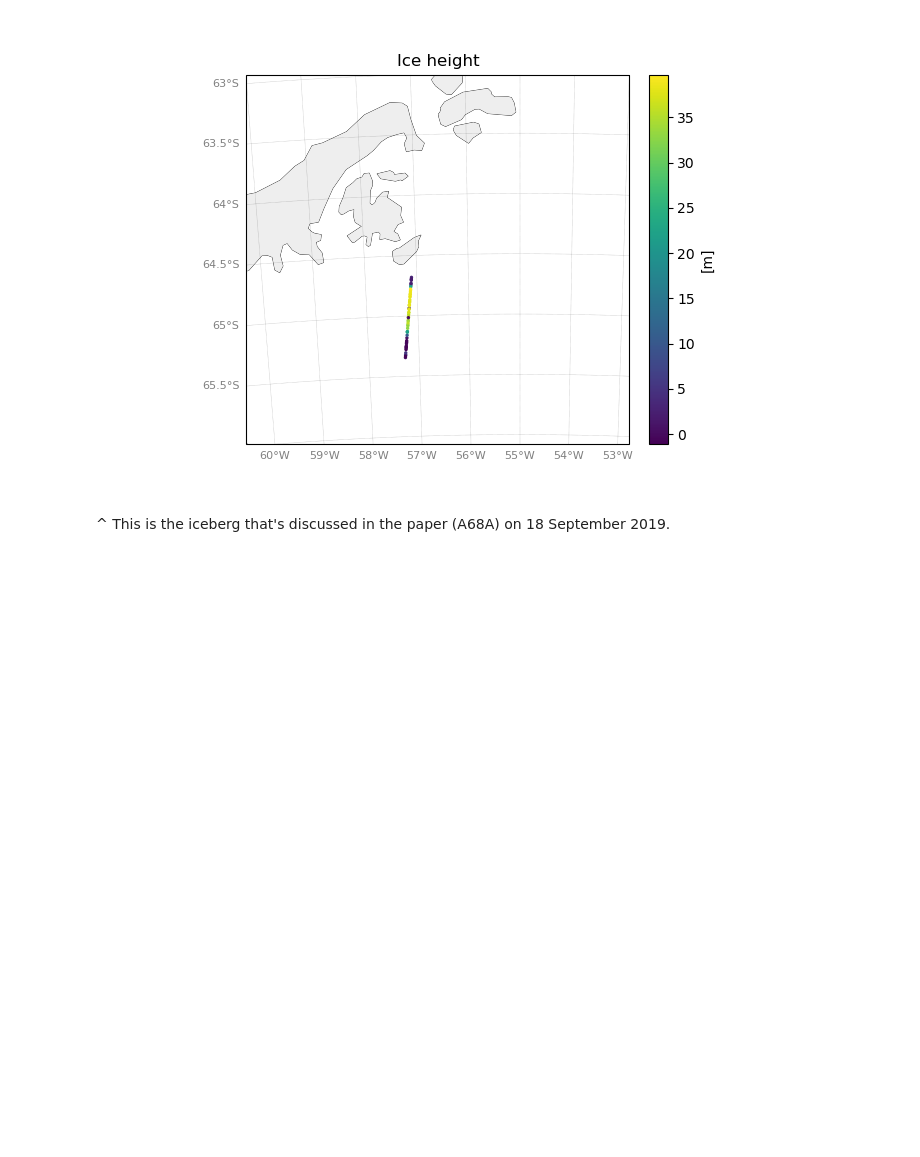
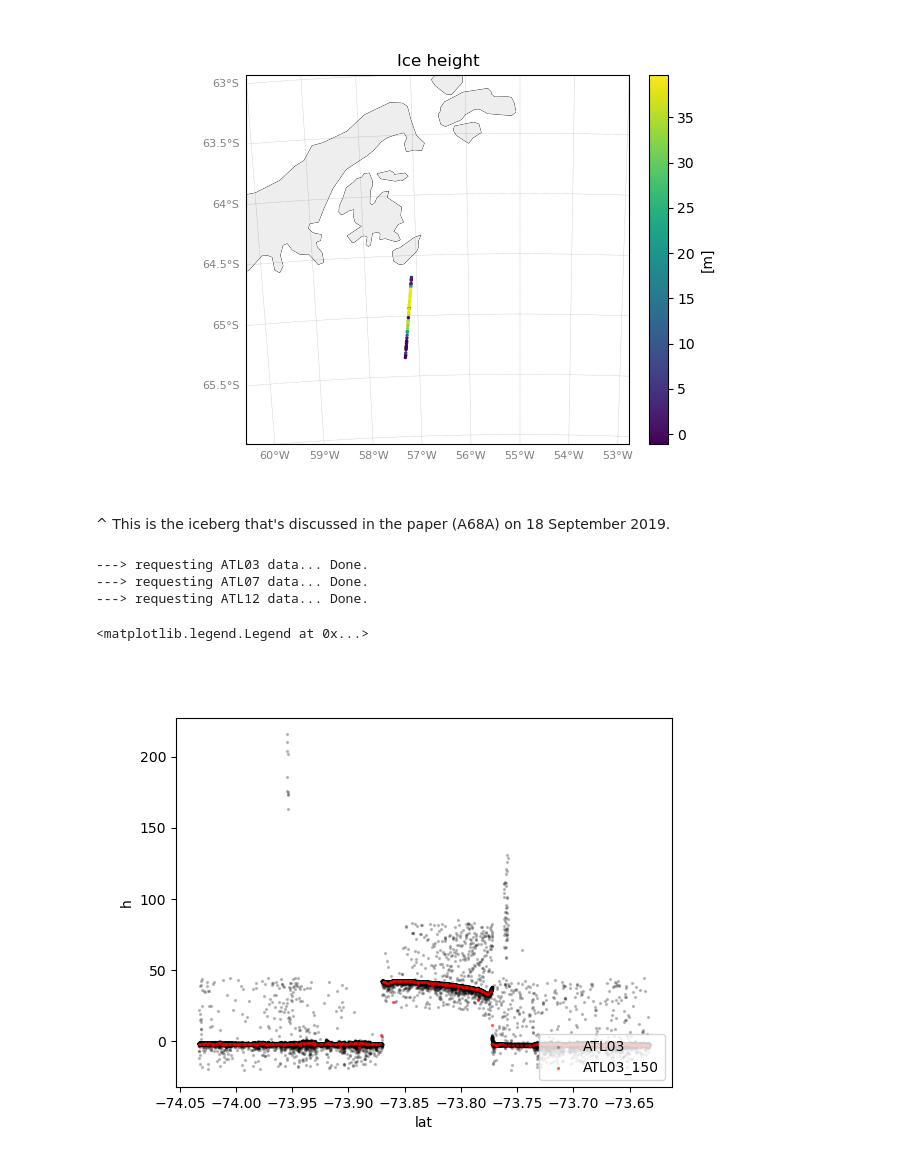
Before and after one commit to ICESAT-2HackWeek/2022Berg, a Jupyter notebook: contributors/isolde/OpenAlt_ATL03.ipynb, the cells around one changed output. Saved outputs shown, nothing was run; the diff lists cells and outputs as text; code cells hidden in the pictures; blank space fills up the shorter version.

Commit message:
including Lampros' iceberg

```diff
--- a/contributors/isolde/OpenAlt_ATL03.ipynb
+++ b/contributors/isolde/OpenAlt_ATL03.ipynb
@@ -146,3 +151,32 @@ Text(0.5, 1.0, 'Ice height')
 [figure]
 # %% [markdown]
 ^ This is the iceberg that's discussed in the paper (A68A) on 18 September 2019.
+# %%
+#Lampros's iceberg
+url = 'http://openaltimetry.org/data/api/icesat2/atl07?date=2020-07-08&minx=-29.642883300781264&miny=-74.03332565307615&maxx=-28.851867675781264&maxy=-73.63232467651365&trackId=207&beamName=gt3r&beamName=gt3l&beamName=gt2r&beamName=gt2l&beamName=gt1r&beamName=gt1l&outputFormat=json'
+gtx = 'gt3l'
+# %%
+mydata = dataCollector(oaurl=url,beam=gtx)
+mydata.requestData(verbose=True)
+#vars(mydata)
+# %% [output]
+---> requesting ATL03 data... Done.
+---> requesting ATL07 data... Done.
+---> requesting ATL12 data... Done.
+# %%
+#Drop low confidence observations
+atl03 = mydata.atl03
+atl03 = atl03.loc[(atl03['conf'] != 'Noise')].reset_index(drop=True)
+# %%
+#150 photons each averaged along-track
+atl03_150 = atl03.groupby(np.arange(len(atl03))//150).mean()
+# %%
+fig = plt.figure()
+plt.scatter(mydata.atl03.lat,mydata.atl03.h,s=2, color='black', alpha=0.2,label='ATL03')
+plt.scatter(atl03_150.lat,atl03_150.h,s=2, color='red', alpha=0.5,label='ATL03_150')
+plt.xlabel('lat')
+plt.ylabel('h')
+plt.legend(loc='lower right')
+# %% [output]
+<matplotlib.legend.Legend at 0x...>
+[figure, added]
```
Also changed, not shown: parts of 8 cells of this notebook, 1 other file.
